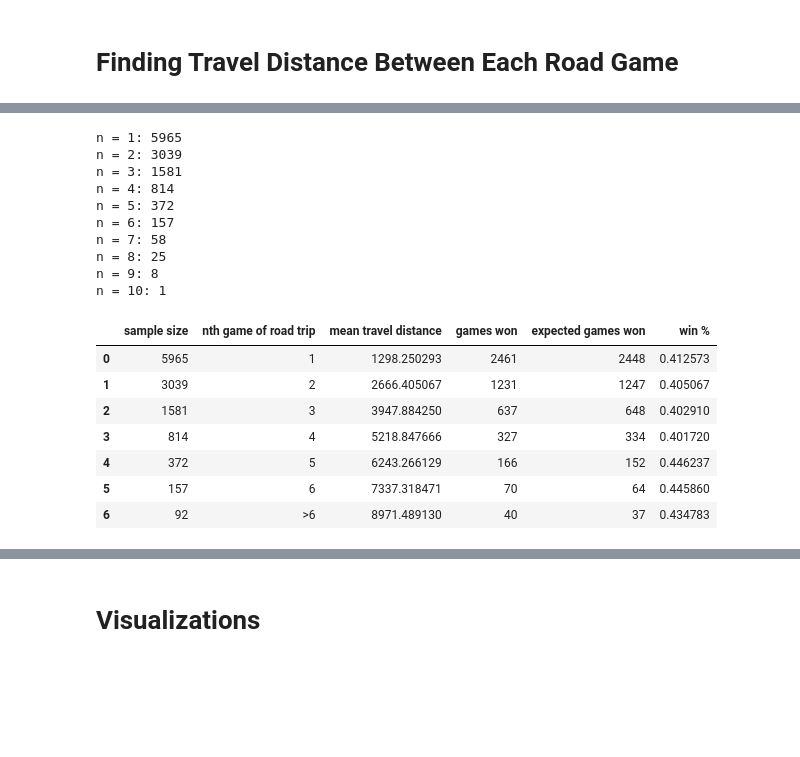
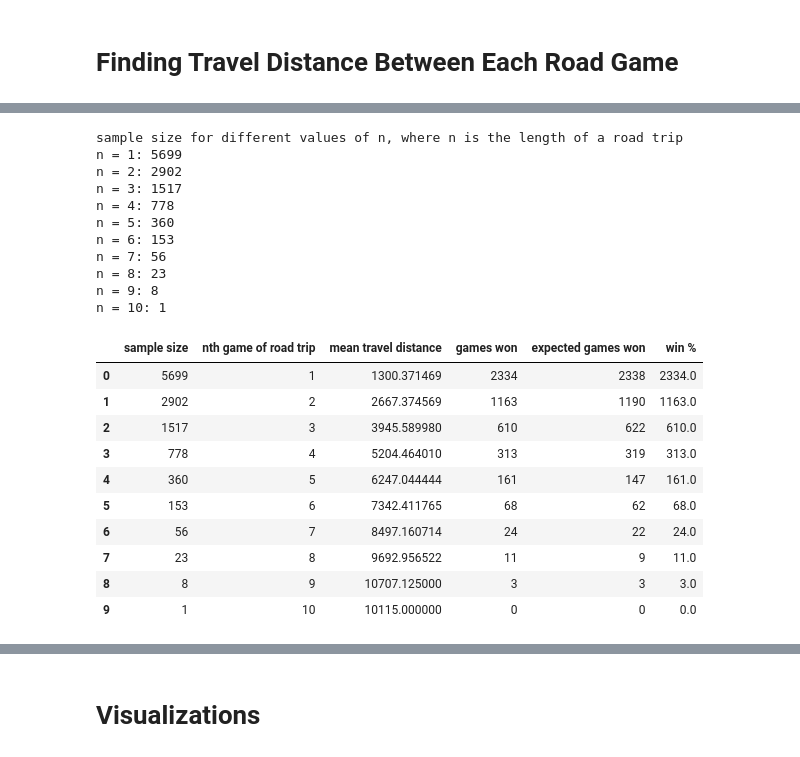
Before and after one commit to joshblecherman/Does-The-Length-of-a-Roadtrip-affect-winning-in-the-NBA-, a Jupyter notebook: travelling v winning.ipynb, the cells around one changed output, grey strips where cells are left out. Cells and saved outputs as stored; diff of their text form; code cells hidden in the pictures; blank space fills up the shorter version.

```diff
--- a/travelling v winning.ipynb
+++ b/travelling v winning.ipynb
@@ -7,20 +11,20 @@ from basketball_reference_web_scraper.data import OutputType
 # %%
-START_YEAR, END_YEAR = 2010, 2020
-
 for year in range(START_YEAR, END_YEAR):
     client.season_schedule(
         season_end_year=year,
         output_type=OutputType.CSV,
-        output_file_path = "./games/allgames%s.csv" % str(year)
+        output_file_path = "./Games/allgames%s.csv" % str(year)
     )
 # %%
+# compile all of the seasons into one list, and only include regular season games
+
 shortened_years = {
     2012: 990,
     2013: 1229
 }
 
-allgames = [pd.read_csv("./games/allgames%s.csv" % (year)).iloc[range(0, 1230), :] if year not in shortened_years
-            else pd.read_csv("./games/allgames%s.csv" % (year)).iloc[range(0, shortened_years[year]), :]
+allgames = [pd.read_csv("./Games/allgames%s.csv" % (year)).iloc[range(0, 1230), :] if year not in shortened_years
+            else pd.read_csv("./Games/allgames%s.csv" % (year)).iloc[range(0, shortened_years[year]), :]
             for year in range(START_YEAR, END_YEAR)]
 # %%
 # add column for home win
@@ -231,64 +225,62 @@ Name: cumulative_distance, dtype: float64
 # %%
 # Explore sample size for each road trip length for different values of n
 
+complete_data = pd.read_csv("CompleteData/completedata.csv")
+
+print("sample size for different values of n, where n is the length of a road trip")
 for i in range(1, 11):
     print("n = %s:" % str(i), complete_data[complete_data['n_game_road_trip'] == i].shape[0])
 # %% [output]
-n = 1: 5965
-n = 2: 3039
-n = 3: 1581
-n = 4: 814
-n = 5: 372
-n = 6: 157
-n = 7: 58
-n = 8: 25
+sample size for different values of n, where n is the length of a road trip
+n = 1: 5699
+n = 2: 2902
+n = 3: 1517
+n = 4: 778
+n = 5: 360
+n = 6: 153
+n = 7: 56
+n = 8: 23
 n = 9: 8
 n = 10: 1
 # %%
 # We have to figure out a way to bin this data
 # It makes the most sense to do bins of 1, 2, 3, 4, 5, 6 and > 6 so each bin is sufficiently large
 
 AWAY_WIN_PERCENTAGE = 1 - home_win_percentage
 
 data_dict = {
     "sample size": [],
     "nth game of road trip": [],
     "mean travel distance" : [],
     "games won" : [],
     "expected games won" : [], # if winning is independent of the length of road trip, how many games should be won?
     "win %" : []
 }
-for i in range(1, 7): # first we will calculate the data for the bins 1 - 6
-    i_data = complete_data[complete_data['n_game_road_trip'] == i]
-    i_games_won = int(i_data['win?'].sum())
-    i_size = i_data.shape[0]
-    i_winpercentage = i_games_won / i_size
-    i_mean_traveldist = i_data["cumulative_distance"].mean()
-    data_dict["sample size"].append(i_size)
-    data_dict["win %"].append(i_winpercentage)
-    data_dict["nth game of road trip"].append(str(i))
-    data_dict["mean travel distance"].append(i_mean_traveldist)
-    data_dict["games won"].append(i_games_won)
-    data_dict["expected games won"].append(int(i_size * AWAY_WIN_PERCENTAGE))
-
-# for road trips of size > 6
-greater_than_6 = complete_data[complete_data['n_game_road_trip'] > 6]
-data_dict["sample size"].append(greater_than_6.shape[0])
-data_dict["win %"].append(greater_than_6["win?"].sum() / greater_than_6.shape[0])
-data_dict["nth game of road trip"].append(">6")
-data_dict["mean travel distance"].append(greater_than_6["cumulative_distance"].mean())
-data_dict["games won"].append(int(greater_than_6["win?"].sum()))
-data_dict["expected games won"].append(int(greater_than_6.shape[0] * AWAY_WIN_PERCENTAGE))
+for i in range(1, 11):
+    data = complete_data[complete_data['n_game_road_trip'] == i]
+    games_won = int(data['win?'].sum())
+    size = data.shape[0]
+    winpercentage = games_won / i_size
+    mean_traveldist = data["cumulative_distance"].mean()
+    data_dict["sample size"].append(size)
+    data_dict["win %"].append(winpercentage)
+    data_dict["nth game of road trip"].append(i)
+    data_dict["mean travel distance"].append(mean_traveldist)
+    data_dict["games won"].append(games_won)
+    data_dict["expected games won"].append(int(size * AWAY_WIN_PERCENTAGE))
 
 wins_vs_roadtrip = pd.DataFrame.from_dict(data_dict)
 
 display(wins_vs_roadtrip)
 # %% [output]
 |  | sample size | nth game of road trip | mean travel distance | games won | expected games won | win % |
-| 0 | 5965 | 1 | 1298.250293 | 2461 | 2448 | 0.412573 |
-| 1 | 3039 | 2 | 2666.405067 | 1231 | 1247 | 0.405067 |
-| 2 | 1581 | 3 | 3947.884250 | 637 | 648 | 0.402910 |
-| 3 | 814 | 4 | 5218.847666 | 327 | 334 | 0.401720 |
-| 4 | 372 | 5 | 6243.266129 | 166 | 152 | 0.446237 |
-| 5 | 157 | 6 | 7337.318471 | 70 | 64 | 0.445860 |
-| 6 | 92 | >6 | 8971.489130 | 40 | 37 | 0.434783 |
+| 0 | 5699 | 1 | 1300.371469 | 2334 | 2338 | 2334.0 |
+| 1 | 2902 | 2 | 2667.374569 | 1163 | 1190 | 1163.0 |
+| 2 | 1517 | 3 | 3945.589980 | 610 | 622 | 610.0 |
+| 3 | 778 | 4 | 5204.464010 | 313 | 319 | 313.0 |
+| 4 | 360 | 5 | 6247.044444 | 161 | 147 | 161.0 |
+| 5 | 153 | 6 | 7342.411765 | 68 | 62 | 68.0 |
+| 6 | 56 | 7 | 8497.160714 | 24 | 22 | 24.0 |
+| 7 | 23 | 8 | 9692.956522 | 11 | 9 | 11.0 |
+| 8 | 8 | 9 | 10707.125000 | 3 | 3 | 3.0 |
+| 9 | 1 | 10 | 10115.000000 | 0 | 0 | 0.0 |
```
Also changed, not shown: parts of 19 cells of this notebook, 11 other files.
